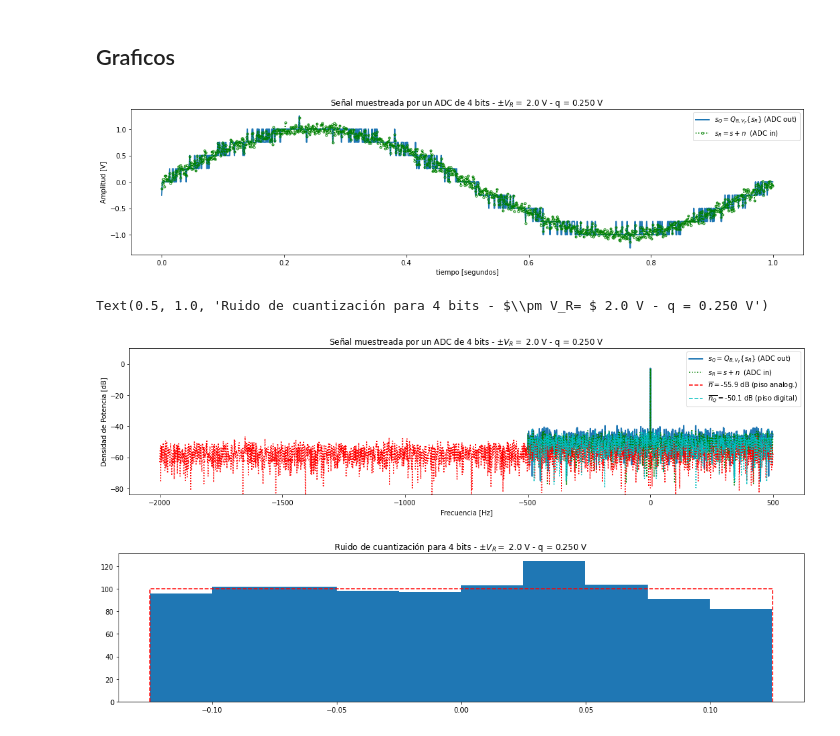
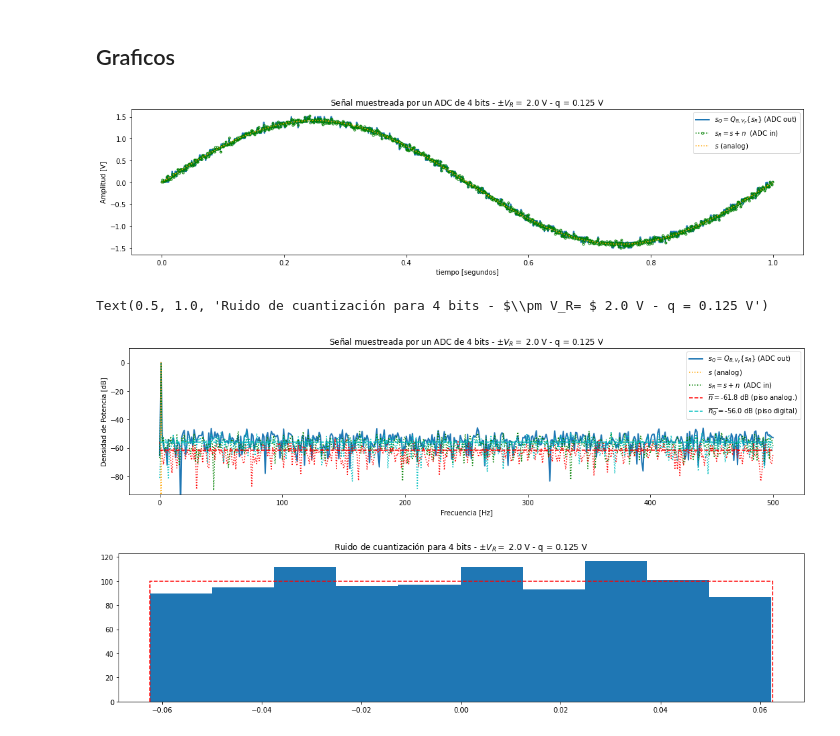
Before and after one commit to mnoe893/PDS_UTNBA_2025, a Jupyter notebook: TS4_cuantizacion_p2.ipynb, the cells around one changed output. Saved outputs shown, nothing was run; the diff lists cells and outputs as text; code cells hidden in the pictures.

```diff
--- a/TS4_cuantizacion_p2.ipynb
+++ b/TS4_cuantizacion_p2.ipynb
@@ -17,7 +17,7 @@ Señal seno
 fs = 1000 # [Hz]
 N = fs    # cantidad de muestras
 fo = fs/N # [Hz]
-Vmax = 1 #np.sqrt(2) #[Volts]
+Vmax = np.sqrt(2) #[Volts]
 
 def mi_funcion_sen(vmax=1,dc=0,ff=1,ph=0,nn=1000,fs=1000):
     t = np.arange(nn) / fs
@@ -32,7 +32,7 @@ Contaminacion de la señal y cuantizacion del resultado
 # %%
 Vf = 2 #[Volts]
 B = 4 # Bits
-q = Vf/2**(B-1)
+q = Vf/2**(B)
 
 kn = 1
 Pq = q**2/12
@@ -71,14 +71,15 @@ oversamp = 4
 N_os = N * oversamp
 fs_os = fs * oversamp
 ts_os = 1/fs_os
-
-tt_os = np.arange(0, N_os) * ts_os
-s_os = Vmax * np.sin(tt_os*2*np.pi*fo)
+df = fs/N
+tt_os,analog_sig = mi_funcion_sen(fs=fs_os, nn=N_os, ff=fo, vmax=Vmax)
 # %% [markdown]
 ## FFT
 # %%
-ff = np.fft.fftfreq(N, d=1/fs)
-ff_os = np.fft.fftfreq(N_os, d=1/fs_os)
+#ff = np.fft.fftfreq(N, d=1/fs)
+ff = np.arange(0,fs,df)
+#ff_os = np.fft.fftfreq(N_os, d=df) # Reemplazar ffreq
+ff_os = np.arange(0,fs_os,df)
 
 fft_s = fft(analog_sig) / N               # Seno
 ft_Srq = fft(srq) / N             # Seno con ruido cuantizado
@@ -105,7 +106,7 @@ plt.figure(1, figsize=(18, 4))
 plt.plot(tt, srq, lw=2, label='$ s_Q = Q_{B,V_F}\{s_R\} $ (ADC out)')
 plt.plot(tt, sr, linestyle=':', color='green',marker='o', markersize=3, markerfacecolor='none', markeredgecolor='green', fillstyle='none', label='$ s_R = s + n $  (ADC in)')
 
-#plt.plot(tt_os, analog_sig, color='orange', ls='dotted', label='$ s $ (analog)')
+plt.plot(tt_os, analog_sig, color='orange', ls='dotted', label='$ s $ (analog)')
 
 plt.title('Señal muestreada por un ADC de {:d} bits - $\pm V_R= $ {:3.1f} V - q = {:3.3f} V'.format(B, Vf, q) )
 plt.xlabel('tiempo [segundos]')
@@ -116,35 +117,35 @@ plt.show()
 
 
 plt.figure(2, figsize=(18, 4))
 bfrec = ff <= fs/2
 
 Nnq_mean = np.mean(np.abs(ft_Nq)**2)
 
 plt.plot( ff[bfrec], 10* np.log10(2*np.abs(ft_Srq[bfrec])**2), lw=2, label='$ s_Q = Q_{B,V_F}\{s_R\} $ (ADC out)' )
 
-#plt.plot( ff_os[ff_os <= fs/2], 10* np.log10(2*np.abs(ft_As[ff_os <= fs/2])**2), color='orange', ls='dotted', label='$ s $ (analog)' )
+plt.plot( ff_os[ff_os <= fs/2], 10* np.log10(2*np.abs(ft_As[ff_os <= fs/2])**2), color='orange', ls='dotted', label='$ s $ (analog)' )
 
 plt.plot( ff[bfrec], 10* np.log10(2*np.abs(ft_SR[bfrec])**2), ':g', label='$ s_R = s + n $  (ADC in)' )
 plt.plot( ff_os[ff_os <= fs/2], 10* np.log10(2*np.abs(ft_Nn[ff_os <= fs/2])**2), ':r')
 plt.plot( ff[bfrec], 10* np.log10(2*np.abs(ft_Nq[bfrec])**2), ':c')
 plt.plot( np.array([ ff[bfrec][0], ff[bfrec][-1] ]), 10* np.log10(2* np.array([nNn_mean, nNn_mean]) ), '--r', label= '$ \overline{n} = $' + '{:3.1f} dB (piso analog.)'.format(10* np.log10(2* nNn_mean)) )
 plt.plot( np.array([ ff[bfrec][0], ff[bfrec][-1] ]), 10* np.log10(2* np.array([Nnq_mean, Nnq_mean]) ), '--c', label='$ \overline{n_Q} = $' + '{:3.1f} dB (piso digital)'.format(10* np.log10(2* Nnq_mean)) )
 plt.title('Señal muestreada por un ADC de {:d} bits - $\pm V_R= $ {:3.1f} V - q = {:3.3f} V'.format(B, Vf, q) )
 plt.ylabel('Densidad de Potencia [dB]')
 plt.xlabel('Frecuencia [Hz]')
 axes_hdl = plt.gca()
 axes_hdl.legend()
 # suponiendo valores negativos de potencia ruido en dB
 plt.ylim((1.5*np.min(10* np.log10(2* np.array([Nnq_mean, nNn_mean]))),10))
 
 
 plt.figure(3, figsize=(18, 4))
 bins = 10
 plt.hist(nq, bins=bins)
 plt.plot( np.array([-q/2, -q/2, q/2, q/2]), np.array([0, N/bins, N/bins, 0]), '--r' )
 plt.title( 'Ruido de cuantización para {:d} bits - $\pm V_R= $ {:3.1f} V - q = {:3.3f} V'.format(B, Vf, q))
 # %% [output]
-[figure, old version]
+[figure, new version]
-Text(0.5, 1.0, 'Ruido de cuantización para 4 bits - $\\pm V_R= $ 2.0 V - q = 0.250 V')
+Text(0.5, 1.0, 'Ruido de cuantización para 4 bits - $\\pm V_R= $ 2.0 V - q = 0.125 V')
-[figure, old version]
+[figure, new version]
-[figure, old version]
+[figure, new version]
```
Also changed, not shown: parts of 1 cell of this notebook.
